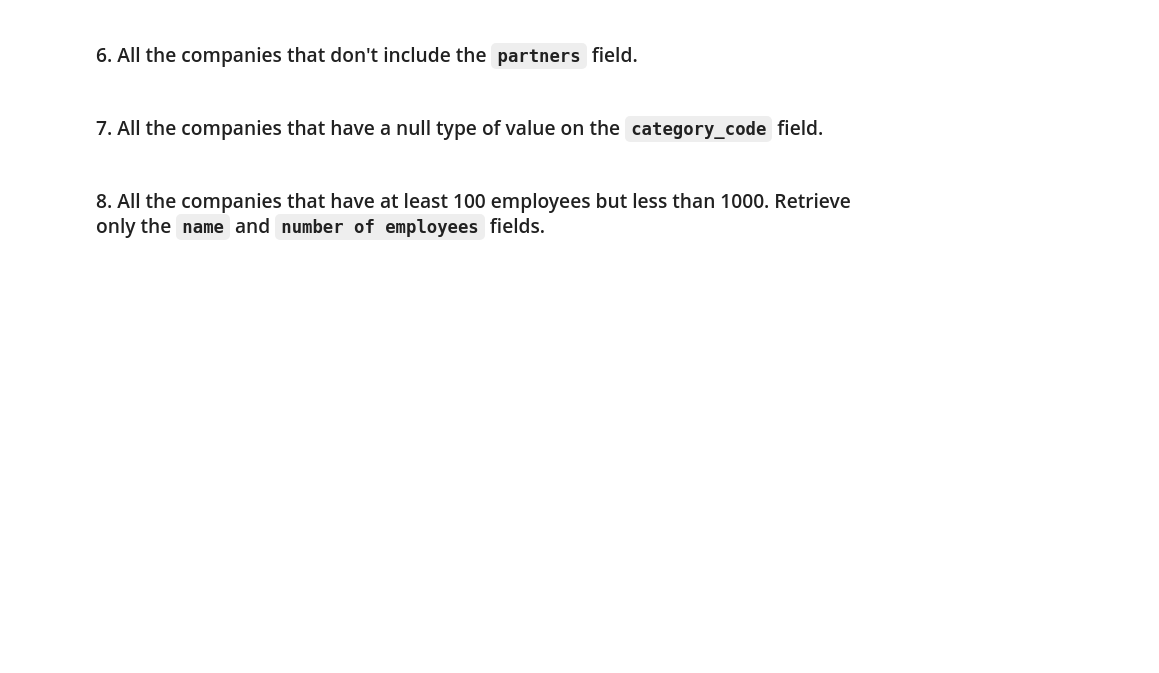
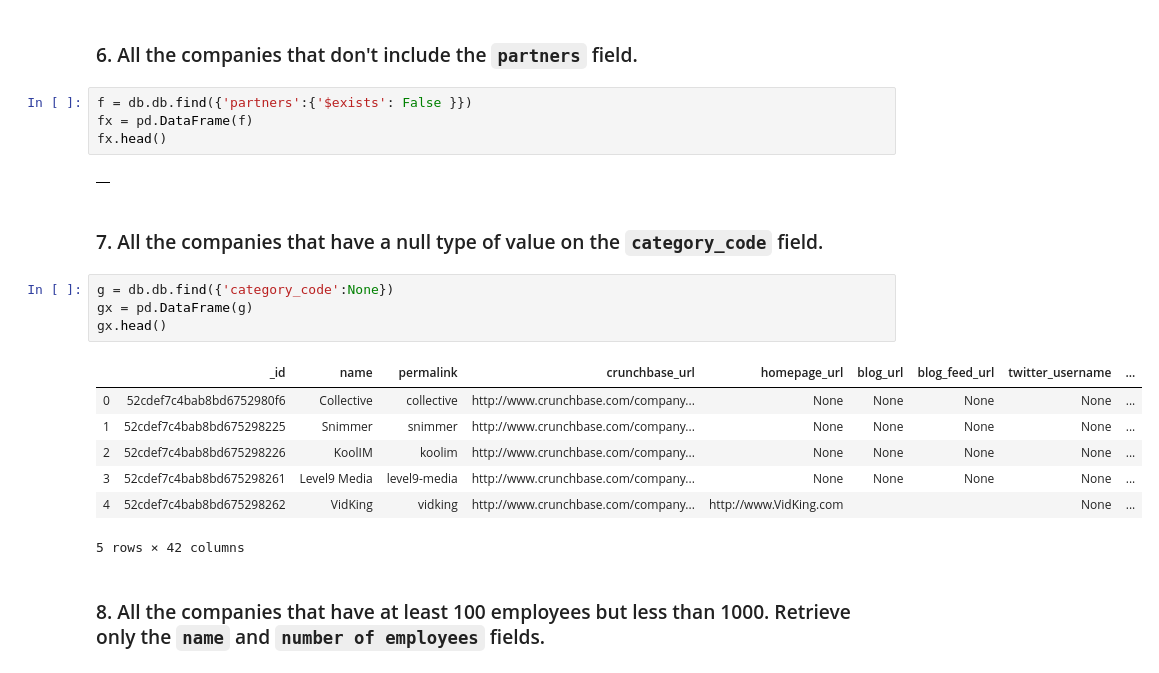
Before and after one commit to ErnestoGHM/datamex1019, a Jupyter notebook: module-2/lab-advance-querying-mongo/starter_code/queries.ipynb, the cells around one changed output. Cells and saved outputs as stored; diff of their text form; blank space fills up the shorter version.

```diff
--- a/module-2/lab-advance-querying-mongo/starter_code/queries.ipynb
+++ b/module-2/lab-advance-querying-mongo/starter_code/queries.ipynb
@@ -75,6 +92,24 @@ dx.head()
 # %% [markdown]
 ### 6. All the companies that don't include the `partners` field.
+# %%
+f = db.db.find({'partners':{'$exists': False }})
+fx = pd.DataFrame(f)
+fx.head()
+# %% [output]
+|  |
 # %% [markdown]
 ### 7. All the companies that have a null type of value on the `category_code` field.
+# %%
+g = db.db.find({'category_code':None})
+gx = pd.DataFrame(g)
+gx.head()
+# %% [output]
+|  | _id | name | permalink | crunchbase_url | homepage_url | blog_url | blog_feed_url | twitter_username | ... |
+| 0 | 52cdef7c4bab8bd6752980f6 | Collective | collective | http://www.crunchbase.com/company... | None | None | None | None | ... |
+| 1 | 52cdef7c4bab8bd675298225 | Snimmer | snimmer | http://www.crunchbase.com/company... | None | None | None | None | ... |
+| 2 | 52cdef7c4bab8bd675298226 | KoolIM | koolim | http://www.crunchbase.com/company... | None | None | None | None | ... |
+| 3 | 52cdef7c4bab8bd675298261 | Level9 Media | level9-media | http://www.crunchbase.com/company... | None | None | None | None | ... |
+| 4 | 52cdef7c4bab8bd675298262 | VidKing | vidking | http://www.crunchbase.com/company... | http://www.VidKing.com |  |  | None | ... |
+5 rows × 42 columns
 # %% [markdown]
 ### 8. All the companies that have at least 100 employees but less than 1000. Retrieve only the `name` and `number of employees` fields.
```
Also changed, not shown: parts of 14 cells of this notebook, 1 other file.
